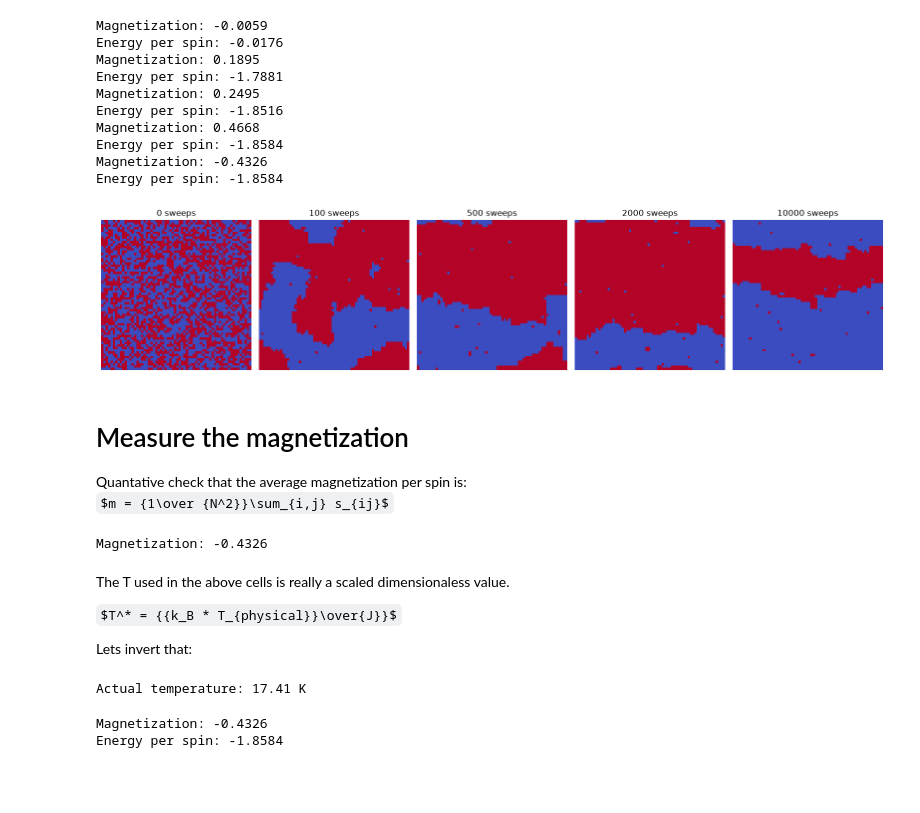
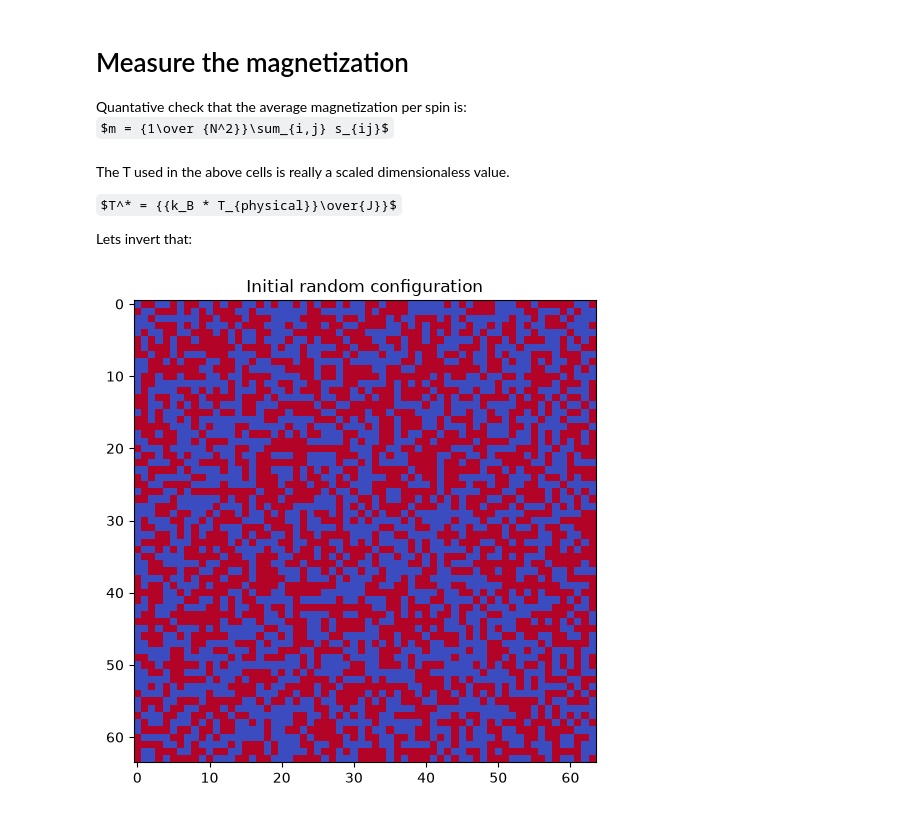
Before and after one commit to clirakis/Jupyter, a Jupyter notebook: Ising2/Ising.ipynb, the cells around one changed output. Saved outputs shown, nothing was run; the diff lists cells and outputs as text; code cells hidden in the pictures; some formulas as TeX source; blank space fills up the shorter version.

```diff
--- a/Ising2/Ising.ipynb
+++ b/Ising2/Ising.ipynb
@@ -122,68 +73,11 @@ def metropolis_sweep( spins, T, J=1.0, h=0.0):
-# %%
-# Now evolve the system
-# Observe after 0, 10 50 200 1000 iterations
-
-#checkpoints = [0, 10, 50, 200, 1000]
-checkpoints = [0, 100, 500, 2000, 10000]
-
-fig, axes = plt.subplots(1, len(checkpoints),figsize=(16,4))
-
-completed = 0
-
-for ax, target in zip(axes, checkpoints):
-    for _ in range(target-completed):
-         metropolis_sweep( spins, T,J,h)
-    completed = target
-
-    ax.imshow( spins, cmap="coolwarm", vmin=-1, vmax=1, interpolation="nearest")
-    ax.set_title(f"{target} sweeps")
-    ax.axis("off")
-
-    # per checkpoint
-    energy = energy_per_spin(spins, J, h)
-    print(f"Magnetization: {np.mean(spins):.4f}")
-    print(f"Energy per spin: {energy:.4f}")
-
-plt.tight_layout()
-#plt.show()
-# %% [output]
-Magnetization: -0.0059
-Energy per spin: -0.0176
-Magnetization: 0.1895
-Energy per spin: -1.7881
-Magnetization: 0.2495
-Energy per spin: -1.8516
-Magnetization: 0.4668
-Energy per spin: -1.8584
-Magnetization: -0.4326
-Energy per spin: -1.8584
-[figure, old version]
 # %% [markdown]
 <H1> Measure the magnetization</H1>
 Quantative check that the average magnetization per spin is:
 
 $m = {1\over {N^2}}\sum_{i,j} s_{ij}$
-# %%
-magnetization = np.mean(spins)
-print(f"Magnetization: {magnetization: .4f}")
-# %% [output]
-Magnetization: -0.4326
 # %% [markdown]
 The T used in the above cells is really a scaled dimensionaless value.
 
 $T^* = {{k_B * T_{physical}}\over{J}}$
 
 Lets invert that:
-# %%
-# J is not in joules, assume that the coupling is about 1meV
-T_physical = J*1.0e-3 * konst.eV *T/konst.k
-print(f"Actual temperature: {T_physical:.2f} K")
-# %% [output]
-Actual temperature: 17.41 K
-# %%
-energy = energy_per_spin(spins, J, h)
-print(f"Magnetization: {np.mean(spins):.4f}")
-print(f"Energy per spin: {energy:.4f}")
-# %% [output]
-Magnetization: -0.4326
-Energy per spin: -1.8584
@@ -189,0 +163,6 @@ Energy per spin: -1.8584
+# %%
+# Initialize and plot initial state
+i2d = Ising2D()
+i2d.PlotInitial()
+# %% [output]
+[figure, added]
```
Also changed, not shown: parts of 6 cells of this notebook.
